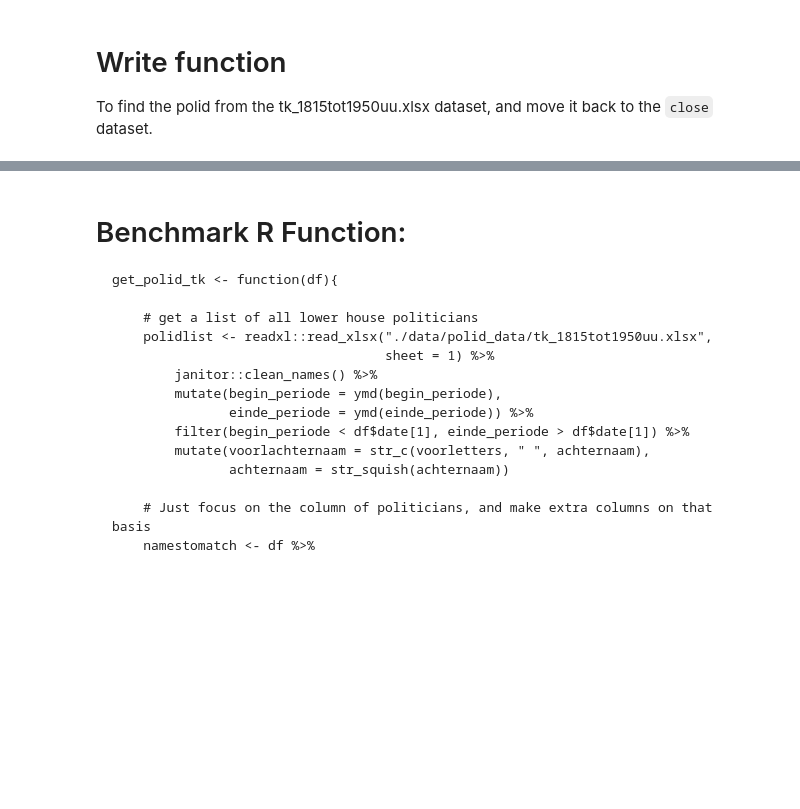
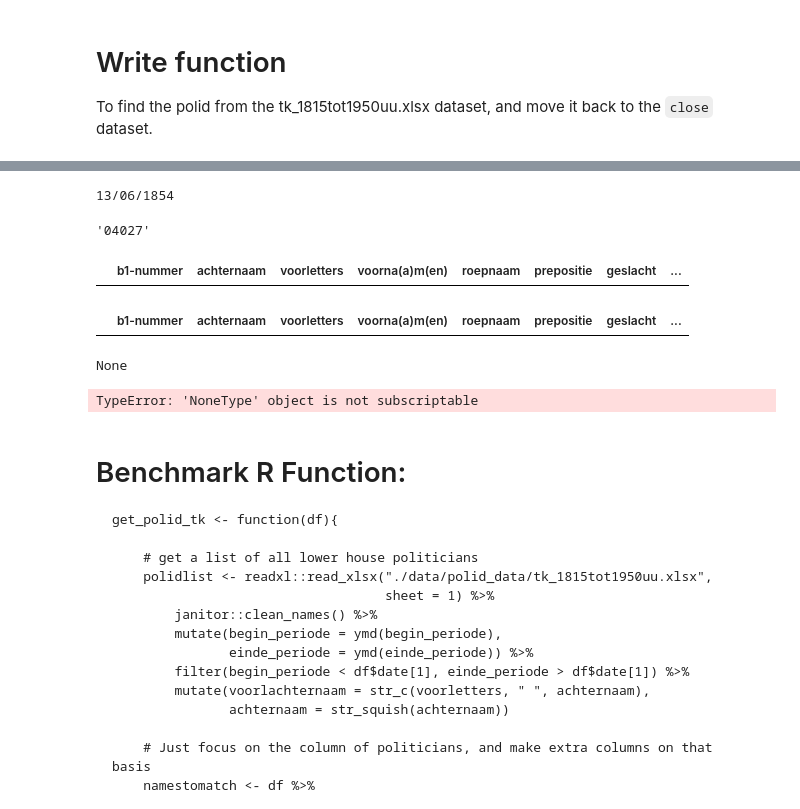
Before and after one commit to basm92/Polrents, a Jupyter notebook: Code/data_to_analysis_matched.ipynb, the cells around one changed output, grey strips where cells are left out. Cells and saved outputs as stored; diff of their text form; code cells hidden in the pictures; blank space fills up the shorter version.

```diff
--- a/Code/data_to_analysis_matched.ipynb
+++ b/Code/data_to_analysis_matched.ipynb
@@ -192,9 +180,0 @@ close.loc[2, 'Verkiezingdatum']
-# %%
-#def find_polid(df):
-
-polidlist = pd.read_excel("../Data/politician_data/tk_1815tot1950uu.xlsx")
-# Change the begin and einde periode to dates,
-for i in tqdm(range(len(close))):
-    # change this also to date
-    dateonwhichtofilter = close.iloc[i, 'Verkiezingdatum']
-polidlist
@@ -214,0 +181,20 @@ polidlist
+# %%
+test = datetime.strptime('20/06/1879','%d/%m/%Y') + timedelta(365) #
+
+print(close.loc[100, 'Verkiezingdatum'])
+
+datetime.strftime(test, '%Y-%m-%d')
+test
+
+
+stringtest = "Hallo heele      veel     white space...    \\\    "
+
+' '.join(stringtest.split())
+
+#[i for i in close['Naam_y']]
+polidlist[polidlist['achternaam'] == 'Sminia']['b1-nummer']
+
+polidlist.iloc[5]['b1-nummer']
+# %% [output]
+13/06/1854
+'04027'
@@ -215,3 +276,10 @@ polidlist
+# %%
+find_polid(close)
+# %% [output]
+|  | b1-nummer | achternaam | voorletters | voorna(a)m(en) | roepnaam | prepositie | geslacht | ... |
+|  | b1-nummer | achternaam | voorletters | voorna(a)m(en) | roepnaam | prepositie | geslacht | ... |
+None
+TypeError: 'NoneType' object is not subscriptable
 # %% [markdown]
 # Benchmark R Function:
 
```
Also changed, not shown: parts of 8 cells of this notebook.
